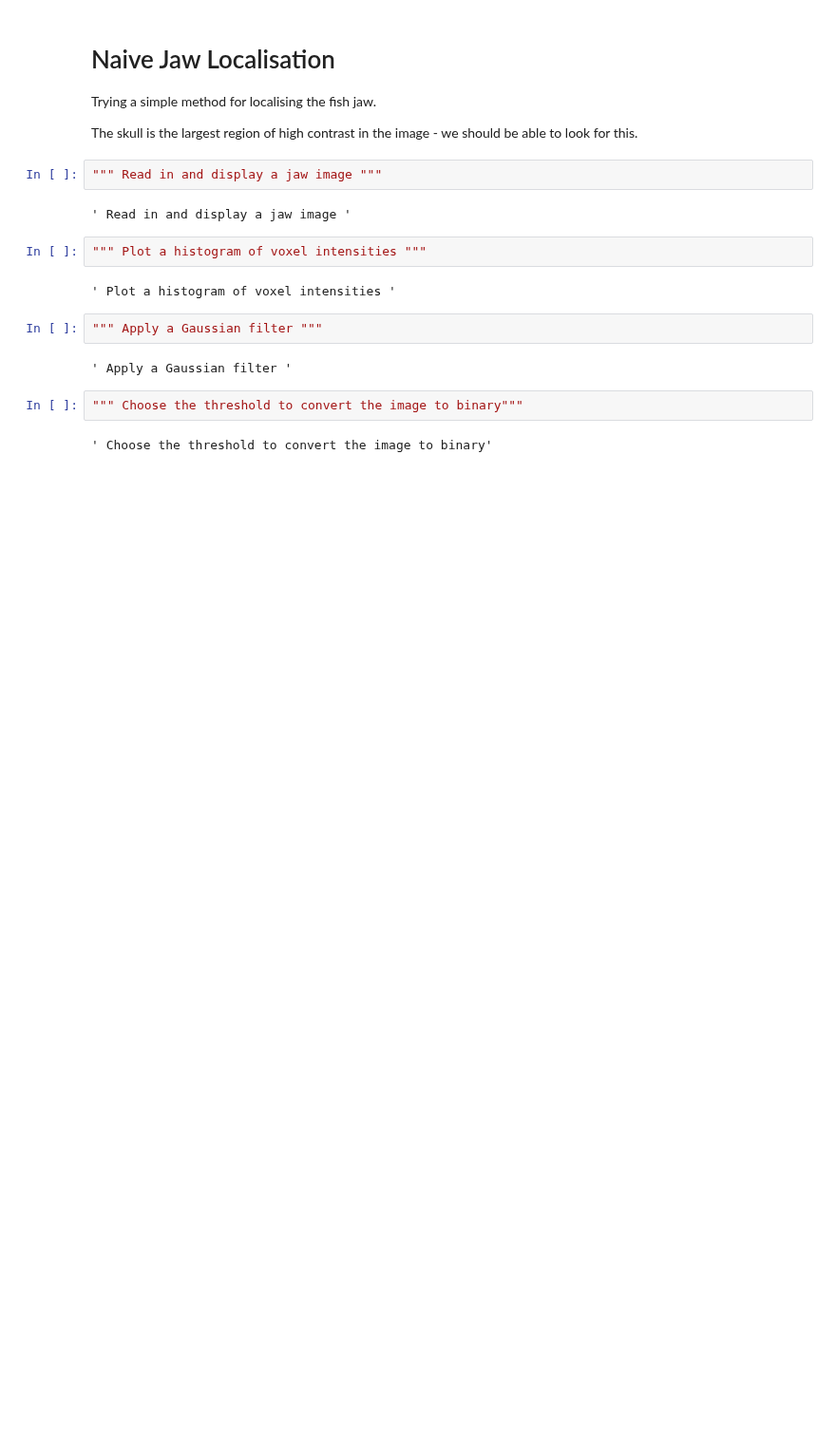
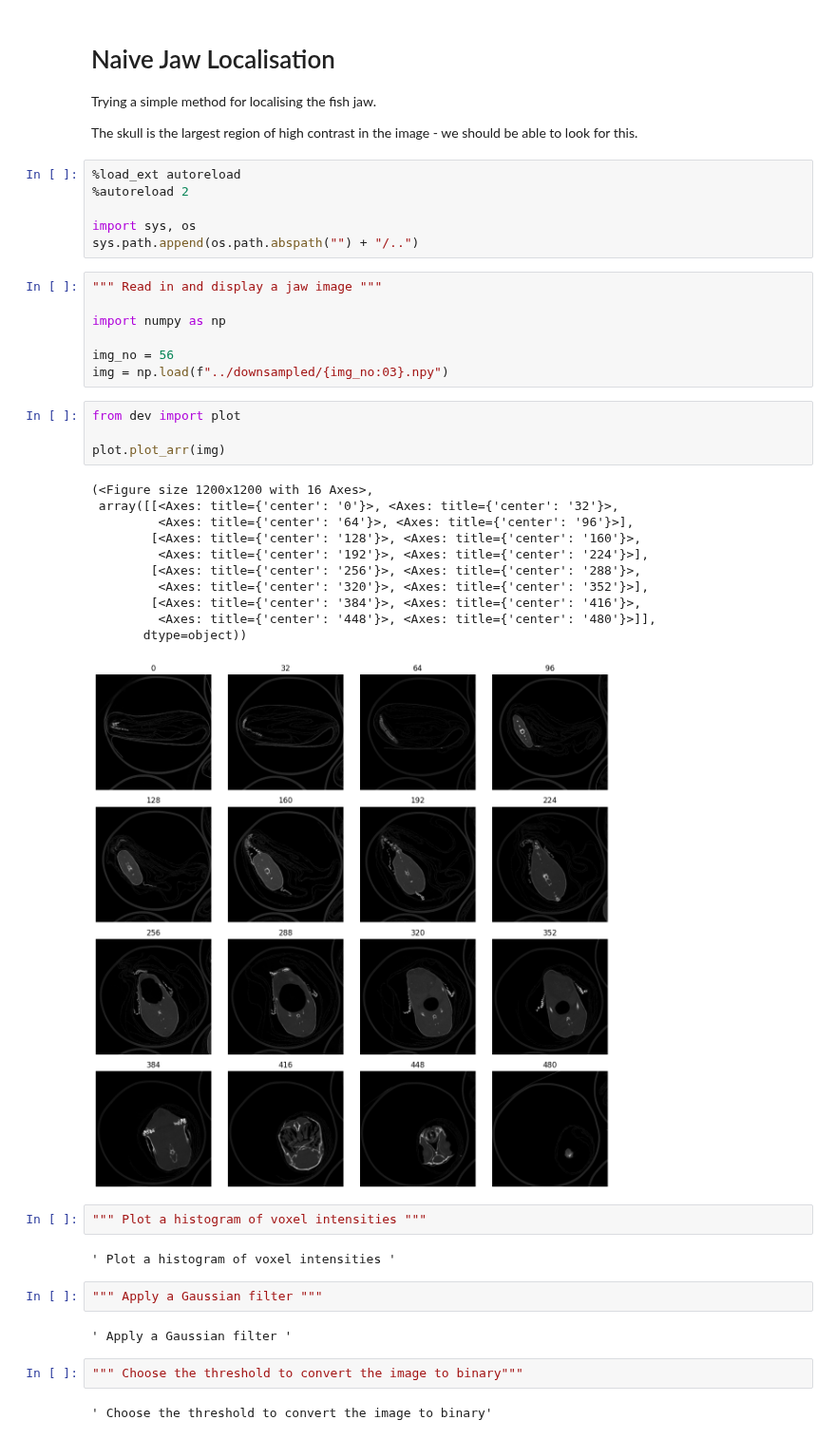
Before and after one commit to JGIBristol/fish_test, a Jupyter notebook: localisation/naive.ipynb, the cells around one changed output. Shown at 95% size. Cells and saved outputs as stored; diff of their text form; blank space fills up the shorter version.

Commit message:
plot

```diff
--- a/localisation/naive.ipynb
+++ b/localisation/naive.ipynb
@@ -5,10 +5,35 @@ Naive Jaw Localisation
 Trying a simple method for localising the fish jaw.
 
 The skull is the largest region of high contrast in the image - we should be able to look for this.
+# %%
+%load_ext autoreload
+%autoreload 2
+
+import sys, os
+sys.path.append(os.path.abspath("") + "/..")
 # %%
 """ Read in and display a jaw image """
+
+import numpy as np
+
+img_no = 56
+img = np.load(f"../downsampled/{img_no:03}.npy")
-# %% [output]
-' Read in and display a jaw image '
+# %%
+from dev import plot
+
+plot.plot_arr(img)
+# %% [output]
+(<Figure size 1200x1200 with 16 Axes>,
+ array([[<Axes: title={'center': '0'}>, <Axes: title={'center': '32'}>,
+         <Axes: title={'center': '64'}>, <Axes: title={'center': '96'}>],
+        [<Axes: title={'center': '128'}>, <Axes: title={'center': '160'}>,
+         <Axes: title={'center': '192'}>, <Axes: title={'center': '224'}>],
+        [<Axes: title={'center': '256'}>, <Axes: title={'center': '288'}>,
+         <Axes: title={'center': '320'}>, <Axes: title={'center': '352'}>],
+        [<Axes: title={'center': '384'}>, <Axes: title={'center': '416'}>,
+         <Axes: title={'center': '448'}>, <Axes: title={'center': '480'}>]],
+       dtype=object))
+[figure, added]
 # %%
 """ Plot a histogram of voxel intensities """
 # %% [output]
```
Also changed, not shown: 1 other file.
